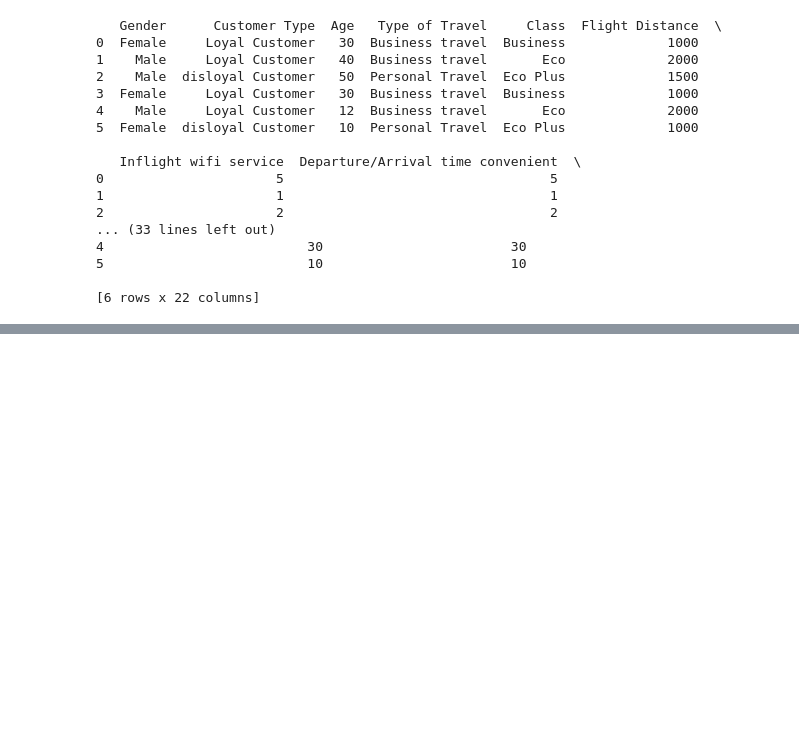
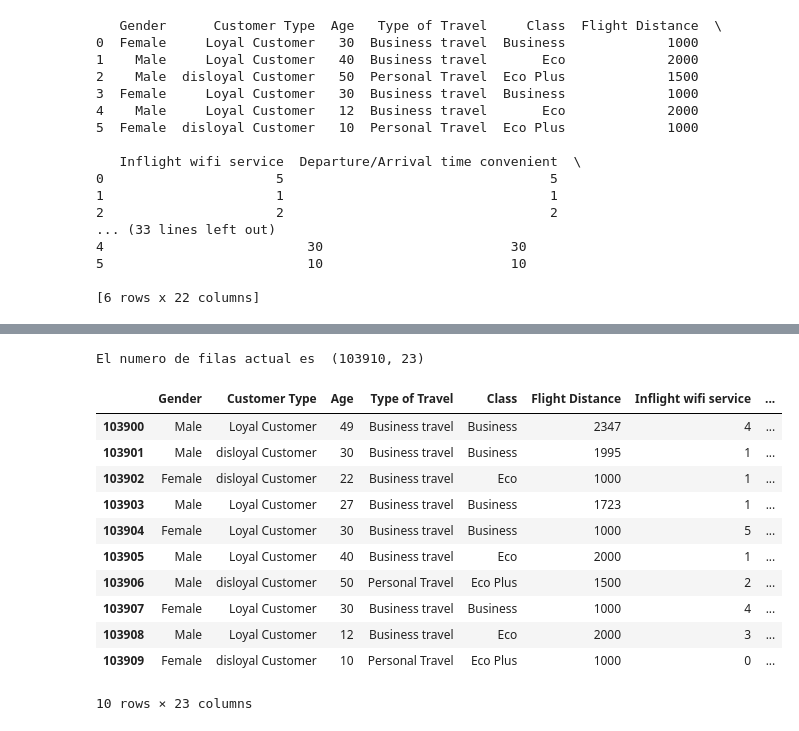
Before and after one commit to AI-School-F5-P3/G6_Airlines, a Jupyter notebook: Notebook/Analysis.ipynb, the cells around one changed output, grey strips where cells are left out. Saved outputs shown, nothing was run; the diff lists cells and outputs as text; code cells hidden in the pictures; blank space fills up the shorter version.

```diff
--- a/Notebook/Analysis.ipynb
+++ b/Notebook/Analysis.ipynb
@@ -977,7 +1023,7 @@ The model predicts 20781 values.
 # %%
 # Load model
-# with open('../ML/model_gbc.pkl', 'rb') as file:
-  #  model = pickle.load(file)
+with open('../ML/model_gbc.pkl', 'rb') as file:
+    model = pickle.load(file)
 # %% [markdown]
 # Generate a new test with external data and saved model
 # %%
@@ -1027,3 +1073,6 @@ print(new_data)
 5                          10                        10
 
 [6 rows x 22 columns]
+# %%
+# Generate new predictions with the loaded model
+new_prediction = model.predict(new_data)
@@ -1029,0 +1083,3 @@ print(new_data)
+# %%
+# Add the predictions to the new data in the satisfaction column
+new_data['satisfaction'] = new_prediction
@@ -1029,0 +1097,22 @@ print(new_data)
+# %%
+# Finally, add the new data to the original dataset
+df_to_upload = pd.concat([df_to_upload, new_data], ignore_index=True)
+# %%
+print(f"El numero de filas actual es  {df_to_upload.shape}")
+# %% [output]
+El numero de filas actual es  (103910, 23)
+# %%
+df_to_upload.tail(10)
+# %% [output]
+|  | Gender | Customer Type | Age | Type of Travel | Class | Flight Distance | Inflight wifi service | ... |
+| 103900 | Male | Loyal Customer | 49 | Business travel | Business | 2347 | 4 | ... |
+| 103901 | Male | disloyal Customer | 30 | Business travel | Business | 1995 | 1 | ... |
+| 103902 | Female | disloyal Customer | 22 | Business travel | Eco | 1000 | 1 | ... |
+| 103903 | Male | Loyal Customer | 27 | Business travel | Business | 1723 | 1 | ... |
+| 103904 | Female | Loyal Customer | 30 | Business travel | Business | 1000 | 5 | ... |
+| 103905 | Male | Loyal Customer | 40 | Business travel | Eco | 2000 | 1 | ... |
+| 103906 | Male | disloyal Customer | 50 | Personal Travel | Eco Plus | 1500 | 2 | ... |
+| 103907 | Female | Loyal Customer | 30 | Business travel | Business | 1000 | 4 | ... |
+| 103908 | Male | Loyal Customer | 12 | Business travel | Eco | 2000 | 3 | ... |
+| 103909 | Female | disloyal Customer | 10 | Personal Travel | Eco Plus | 1000 | 0 | ... |
+10 rows × 23 columns
```
Also changed, not shown: parts of 15 cells of this notebook, 4 other files.
